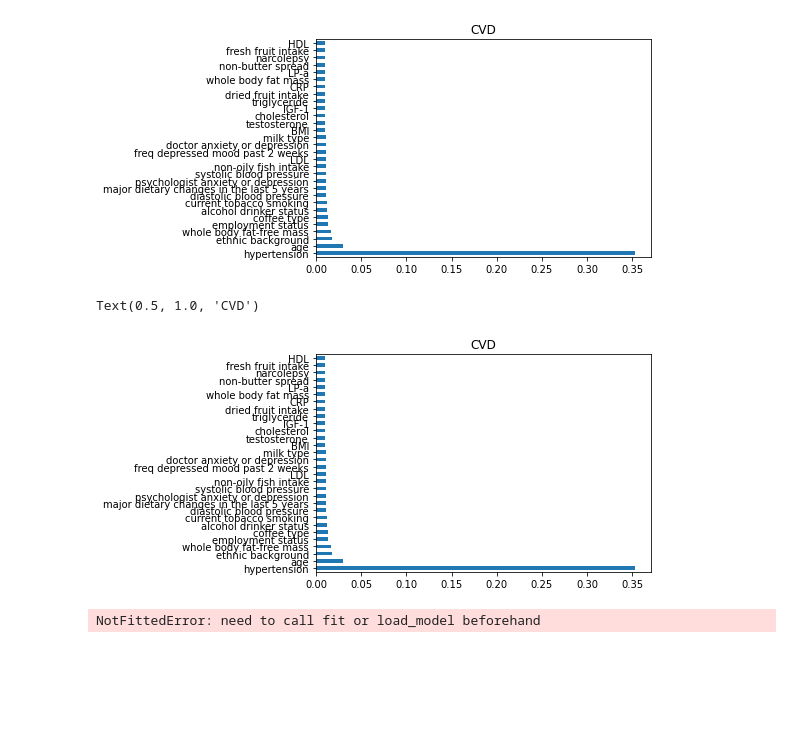
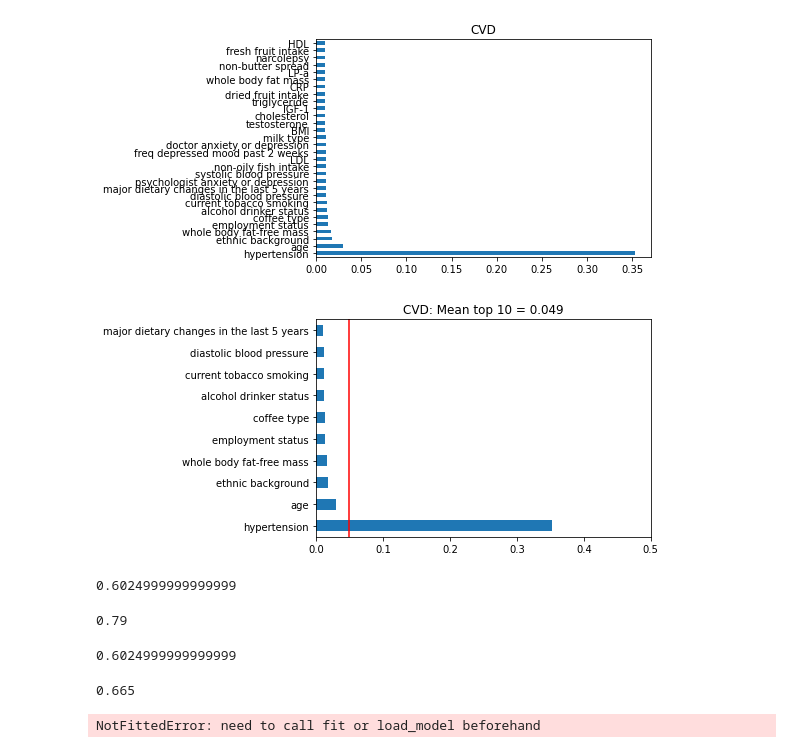
Before and after one commit to analiseb/UB-Masters-Thesis, a Jupyter notebook: MODEL_Baseline_XGBoost-alternative.ipynb, the cells around one changed output. Cells and saved outputs as stored; diff of their text form; code cells hidden in the pictures; blank space fills up the shorter version.

```diff
--- a/MODEL_Baseline_XGBoost-alternative.ipynb
+++ b/MODEL_Baseline_XGBoost-alternative.ipynb
@@ -127,16 +127,71 @@ weighted avg       0.88      0.69      0.75    100497
  [ 3018  6296]]
 Text(0.5, 1.0, 'CVD')
 [figure]
-# %%
-#Plotting the feature importance for Top 10 most important columns
-%matplotlib inline
-feature_importances = pd.Series(XGB.feature_importances_, index=X_train.columns.to_list())
-feature_importances.nlargest(30).plot(kind='barh')
-plt.title('CVD')
-# plt.savefig('charts/models/XGBoost/feat_CVD.png', bbox_inches='tight')
-# %% [output]
-Text(0.5, 1.0, 'CVD')
-[figure, removed]
+# %%
+#Plotting the feature importance for Top 10 most important columns
+%matplotlib inline
+feature_importances = pd.Series(XGB.feature_importances_, index=X_train.columns.to_list())
+feature_importances.nlargest(10).plot(kind='barh')
+av=round(feature_importances.nlargest(10).mean(),3)
+plt.title('CVD: Mean top 10 = ' + str(av))
+plt.xlim(0,0.5)
+plt.vlines(av, -20, 100, color='red')
+plt.savefig('charts/models/XGBoost/feat_CVD.png', bbox_inches='tight')
+# %% [output]
+[figure, added]
+# %%
+# accuracy
+p1=0.63
+p2=0.56
+p3=0.65
+p4=0.61
+p5=0.64
+p6=0.56
+p7=0.58
+p8=0.59
+
+(p1+p2+p3+p4+p5+p6+p7+p8)/8
+# %% [output]
+0.6024999999999999
+# %%
+# precision
+p1=0.71
+p2=0.93
+p3=0.66
+p4=0.77
+p5=0.87
+p6=0.94
+p7=0.85
+p8=0.59
+(p1+p2+p3+p4+p5+p6+p7+p8)/8
+# %% [output]
+0.79
+# %%
+# recall
+p1=0.63
+p2=0.56
+p3=0.65
+p4=0.61
+p5=0.64
+p6=0.56
+p7=0.58
+p8=0.59
+(p1+p2+p3+p4+p5+p6+p7+p8)/8
+# %% [output]
+0.6024999999999999
+# %%
+# f1
+p1=0.65
+p2=0.69
+p3=0.65
+p4=0.66
+p5=0.72
+p6=0.69
+p7=0.67
+p8=0.59
+(p1+p2+p3+p4+p5+p6+p7+p8)/8
+# %% [output]
+0.665
 # %%
 prediction=XGB.predict(X_test)
 prediction
```
Also changed, not shown: parts of 4 cells of this notebook, 11 other files.
